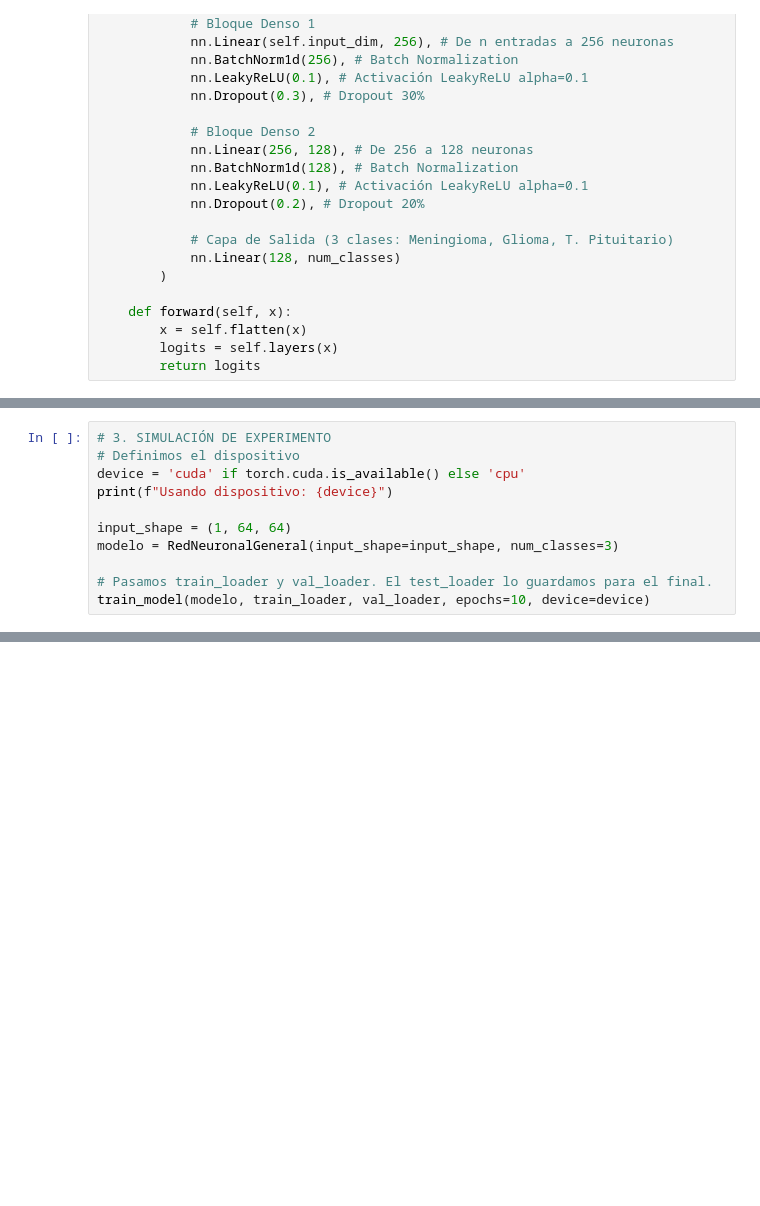
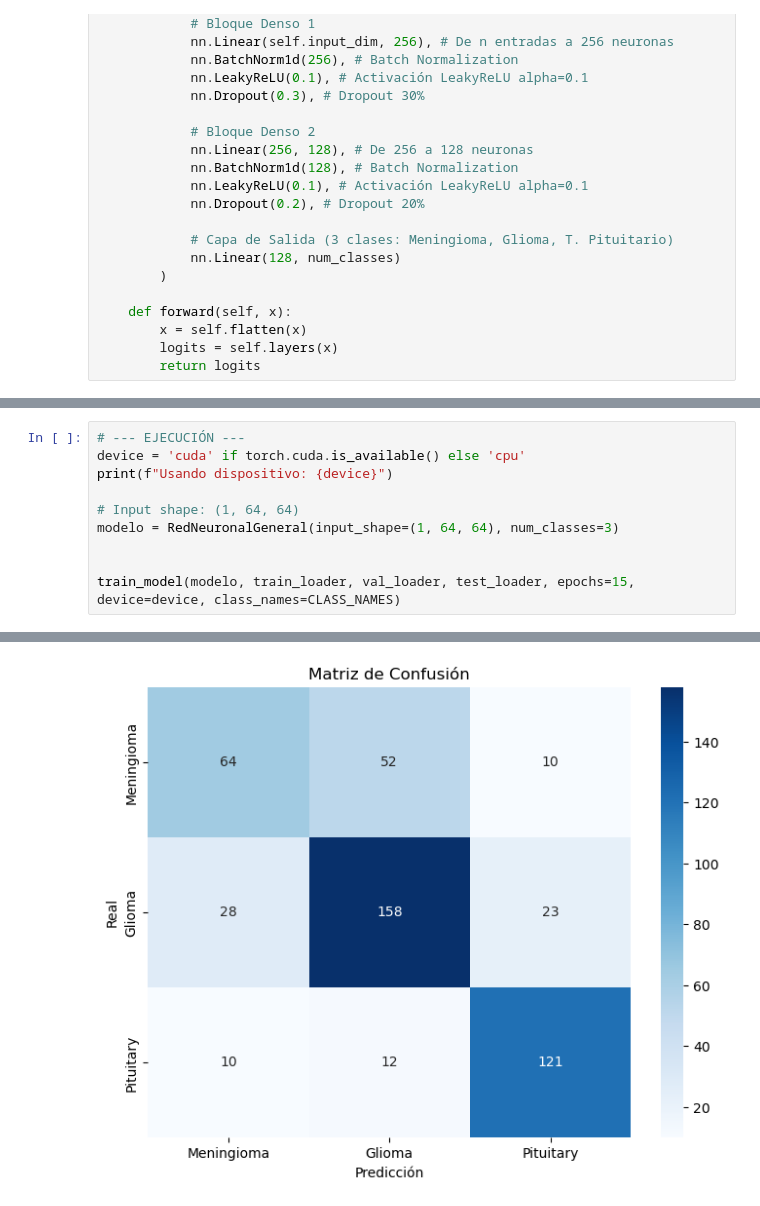
Before and after one commit to EduMunG/Reconocimiento-de-Tumores-Cerebrales, a Jupyter notebook: Proyecto/Codigo/redNeuronal.ipynb, the cells around one changed output, grey strips where cells are left out. Drawn from its saved outputs; the diff is of its cells as text; blank space fills up the shorter version.

```diff
--- a/Proyecto/Codigo/redNeuronal.ipynb
+++ b/Proyecto/Codigo/redNeuronal.ipynb
@@ -243,12 +444,11 @@ Lotes en Test Loader: 15
 # %%
-# 3. SIMULACIÓN DE EXPERIMENTO
-# Definimos el dispositivo
+# --- EJECUCIÓN ---
 device = 'cuda' if torch.cuda.is_available() else 'cpu'
 print(f"Usando dispositivo: {device}")
 
-input_shape = (1, 64, 64)
-modelo = RedNeuronalGeneral(input_shape=input_shape, num_classes=3)
+# Input shape: (1, 64, 64)
+modelo = RedNeuronalGeneral(input_shape=(1, 64, 64), num_classes=3)
 
-# Pasamos train_loader y val_loader. El test_loader lo guardamos para el final.
-train_model(modelo, train_loader, val_loader, epochs=10, device=device)
+
+train_model(modelo, train_loader, val_loader, test_loader, epochs=15, device=device, class_names=CLASS_NAMES)
 # %% [output]
@@ -267,0 +472 @@ Epoch [10/10] Train Loss: 0.0750 | Train Acc: 97.43% | Val Acc: 82.57%
+[figure, added]
```
Also changed, not shown: parts of 6 cells of this notebook, 23 other files.
